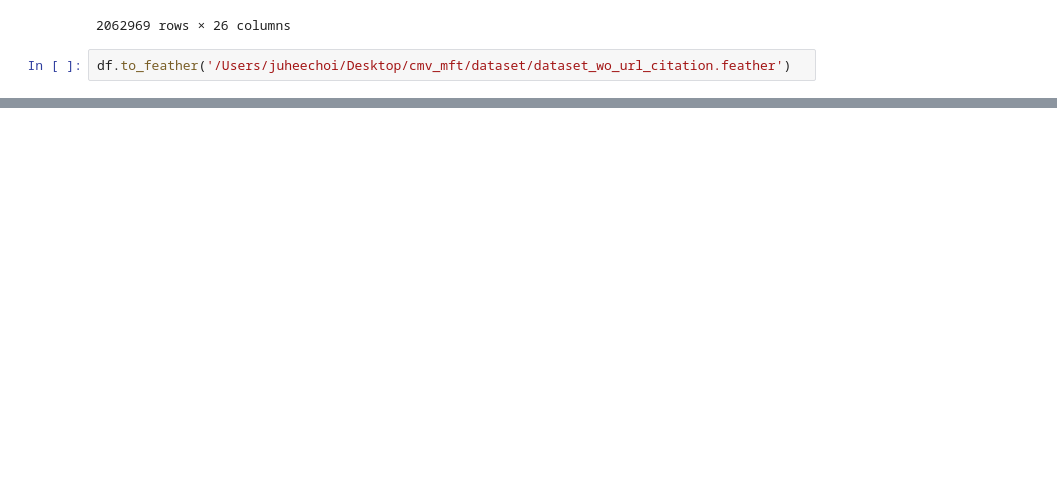
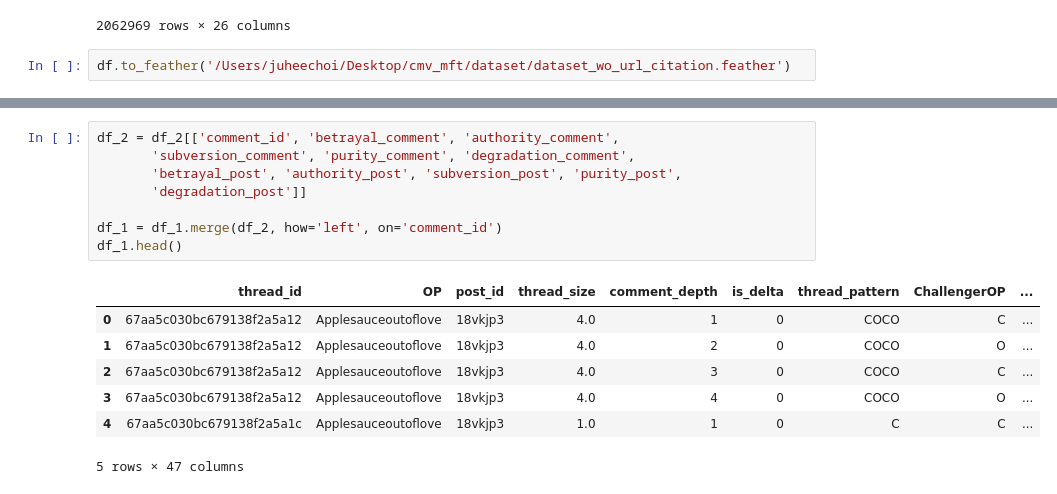
Before and after one commit to haydenarnold/CMV2, a Jupyter notebook: Joohee/[0715]_dataset_refresh.ipynb, the cells around one changed output, grey strips where cells are left out. Cells and saved outputs as stored; diff of their text form; blank space fills up the shorter version.

```diff
--- a/Joohee/[0715]_dataset_refresh.ipynb
+++ b/Joohee/[0715]_dataset_refresh.ipynb
@@ -483,0 +588,16 @@ df.to_feather('/Users/juheechoi/Desktop/cmv_mft/dataset/dataset_wo_url_citation.
+# %%
+df_2 = df_2[['comment_id', 'betrayal_comment', 'authority_comment',
+       'subversion_comment', 'purity_comment', 'degradation_comment',
+       'betrayal_post', 'authority_post', 'subversion_post', 'purity_post',
+       'degradation_post']]
+
+df_1 = df_1.merge(df_2, how='left', on='comment_id')
+df_1.head()
+# %% [output]
+|  | thread_id | OP | post_id | thread_size | comment_depth | is_delta | thread_pattern | ChallengerOP | ... |
+| 0 | 67aa5c030bc679138f2a5a12 | Applesauceoutoflove | 18vkjp3 | 4.0 | 1 | 0 | COCO | C | ... |
+| 1 | 67aa5c030bc679138f2a5a12 | Applesauceoutoflove | 18vkjp3 | 4.0 | 2 | 0 | COCO | O | ... |
+| 2 | 67aa5c030bc679138f2a5a12 | Applesauceoutoflove | 18vkjp3 | 4.0 | 3 | 0 | COCO | C | ... |
+| 3 | 67aa5c030bc679138f2a5a12 | Applesauceoutoflove | 18vkjp3 | 4.0 | 4 | 0 | COCO | O | ... |
+| 4 | 67aa5c030bc679138f2a5a1c | Applesauceoutoflove | 18vkjp3 | 1.0 | 1 | 0 | C | C | ... |
+5 rows × 47 columns
```
Also changed, not shown: parts of 10 cells of this notebook, 8 other files.
